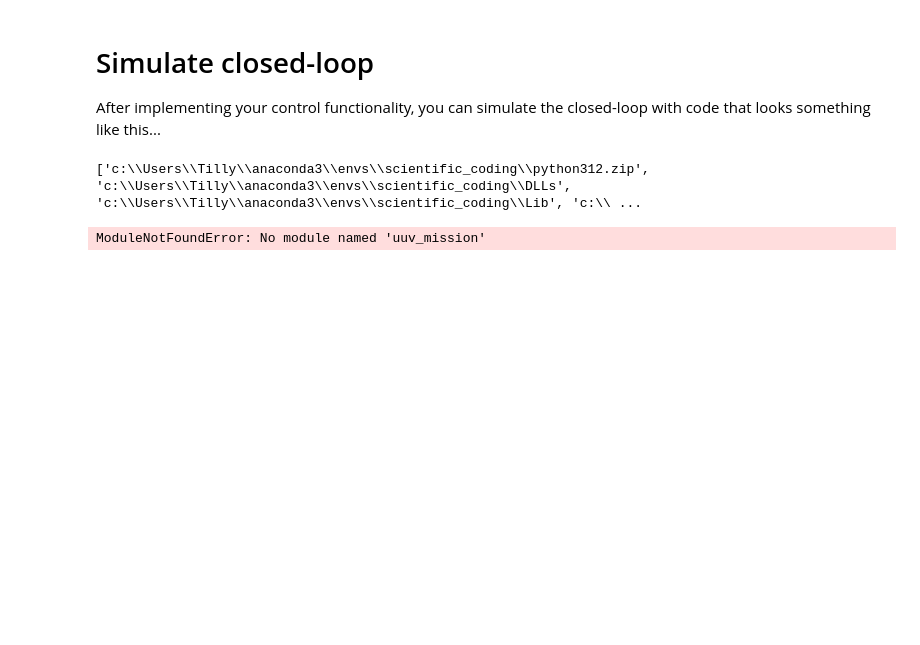
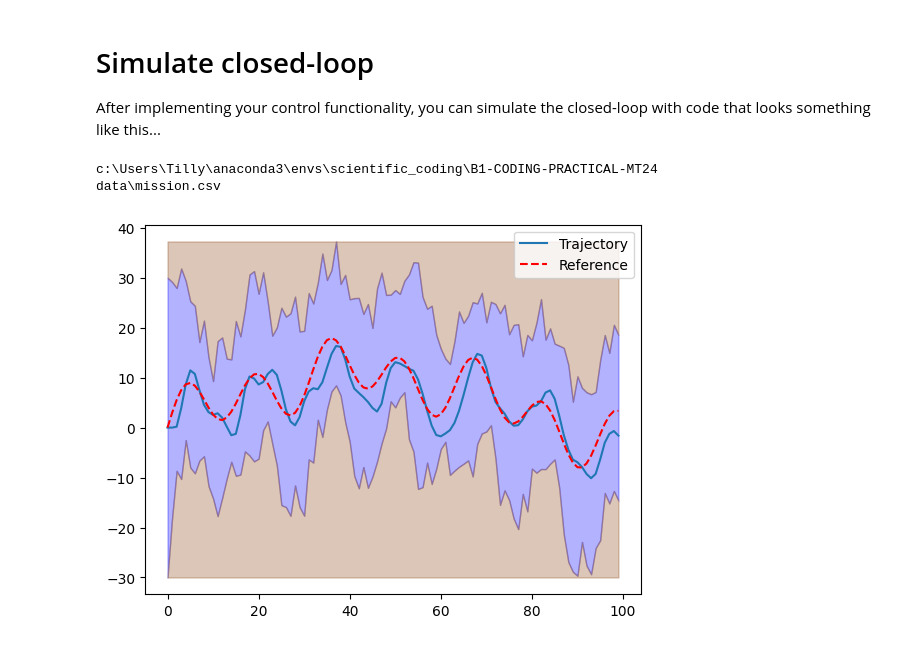
Before and after one commit to mlees23/b1-coding-practical-mt24, a Jupyter notebook: notebooks/demo.ipynb, the cells around one changed output. Saved outputs shown, nothing was run; the diff lists cells and outputs as text; code cells hidden in the pictures; blank space fills up the shorter version.

Commit message:
moved testing into jupyter notebook

```diff
--- a/notebooks/demo.ipynb
+++ b/notebooks/demo.ipynb
@@ -10,32 +12,39 @@ After implementing your control functionality, you can simulate the closed-loop
 # %%
 import sys
 import os
 
 # Add the path to the uuv_mission directory
-module_path = os.path.abspath(os.path.join('..', 'uuv_mission'))  # Go one level up to access uuv_mission
+module_path = os.path.abspath(os.path.join('..' ))  # Go one level up to access uuv_mission
 sys.path.append(module_path)
 
-# Verify the new path has been added
-print(sys.path)
+print(os.getcwd())  # Prints the current working directory
+#os.chdir('B1-CODING-PRACTICAL-MT24')  # Moves down into the 'subfolder' directory
+#print(os.getcwd())  # Verifies the current working directory
+
+file_path = os.path.join('data', 'mission.csv')
+print(file_path)
 
 # Import Mission from uuv_mission.dynamic
 from uuv_mission.dynamic import Mission
 from uuv_mission.dynamic import Submarine
 from uuv_mission.dynamic import ClosedLoop
 
 # Import PDController from control.pd_controller
 from uuv_mission.control import PDController
 
 
+
+
 sub = Submarine()
 # Instantiate your controller (depending on your implementation)
-controller = PDController(kp=1.0, kd=0.1)
+controller = PDController(kp=0.06, kd=0.76)
 closed_loop = ClosedLoop(sub, controller)
-mission = Mission.from_csv(os.path.join('..', 'data', 'mission.csv'))  # Adjust path to the CSV file
+mission = Mission.from_csv(file_path)  # Adjust path to the CSV file
 
 
 trajectory = closed_loop.simulate_with_random_disturbances(mission)
 trajectory.plot_completed_mission(mission)
 # %% [output]
-['c:\\Users\\Tilly\\anaconda3\\envs\\scientific_coding\\python312.zip', 'c:\\Users\\Tilly\\anaconda3\\envs\\scientific_coding\\DLLs', 'c:\\Users\\Tilly\\anaconda3\\envs\\scientific_coding\\Lib', 'c:\\ ...
+c:\Users\Tilly\anaconda3\envs\scientific_coding\B1-CODING-PRACTICAL-MT24
+data\mission.csv
-ModuleNotFoundError: No module named 'uuv_mission'
+[figure, added]
```
Also changed, not shown: parts of 1 cell of this notebook, 1 other file.
